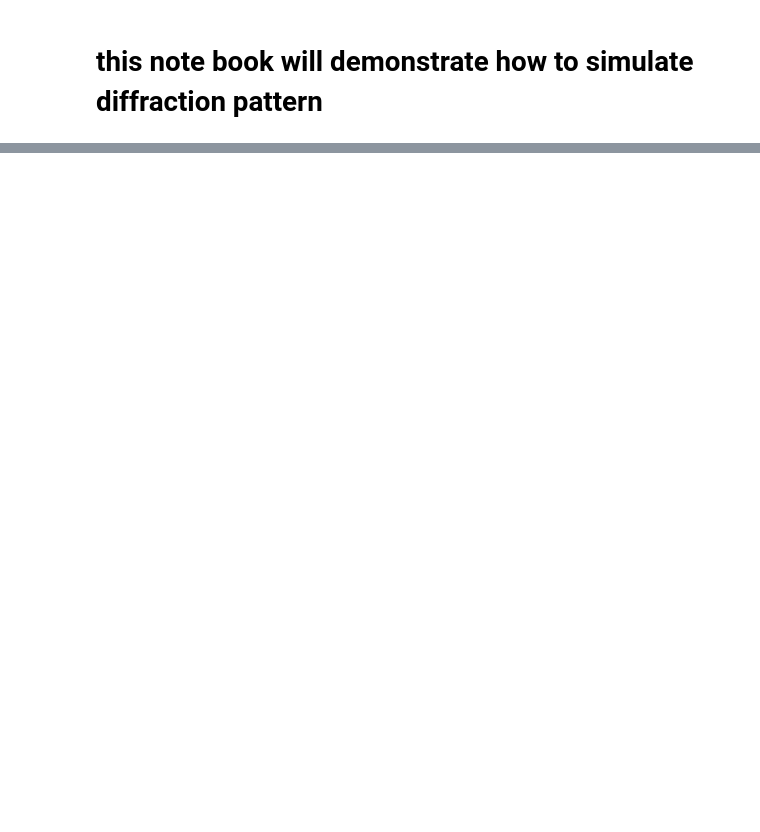
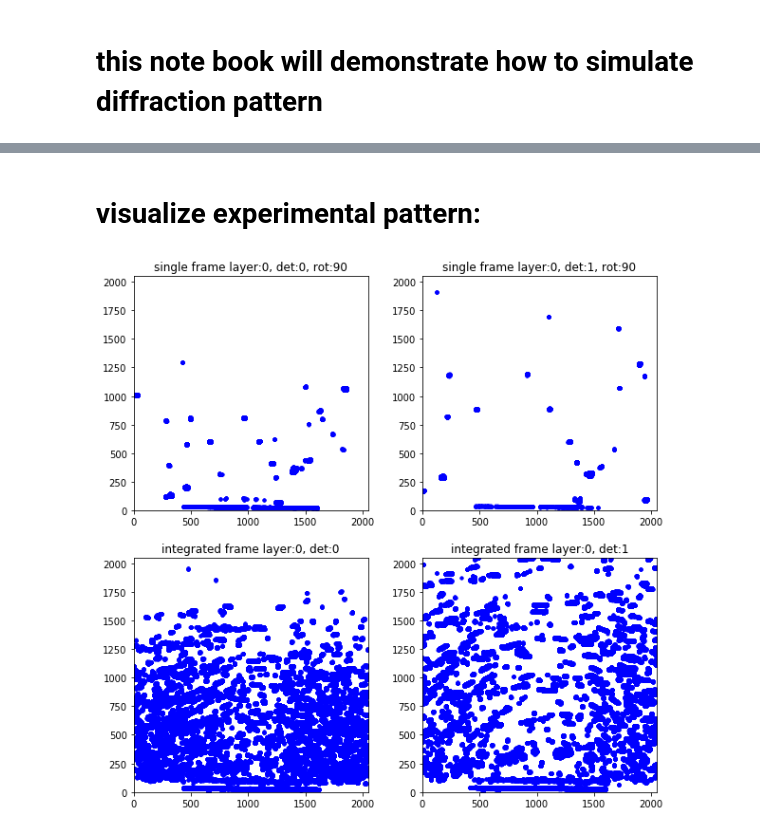
Before and after one commit to HeLiuCMU/HEXOMAP, a Jupyter notebook: demo_notebooks/demo_simulation.ipynb, the cells around one changed output, grey strips where cells are left out. Drawn from its saved outputs; the diff is of its cells as text; code cells hidden in the pictures; blank space fills up the shorter version.

```diff
--- a/demo_notebooks/demo_simulation.ipynb
+++ b/demo_notebooks/demo_simulation.ipynb
@@ -132,0 +107,6 @@ plt.show()
+# %% [markdown]
+# visualize experimental pattern:
+# %%
+MicFileTool.plot_binary(c.fileBin, NRot=180, NDet=2, idxRot=90,idxLayer=0)
+# %% [output]
+[figure, added]
```
Also changed, not shown: parts of 12 cells of this notebook.
